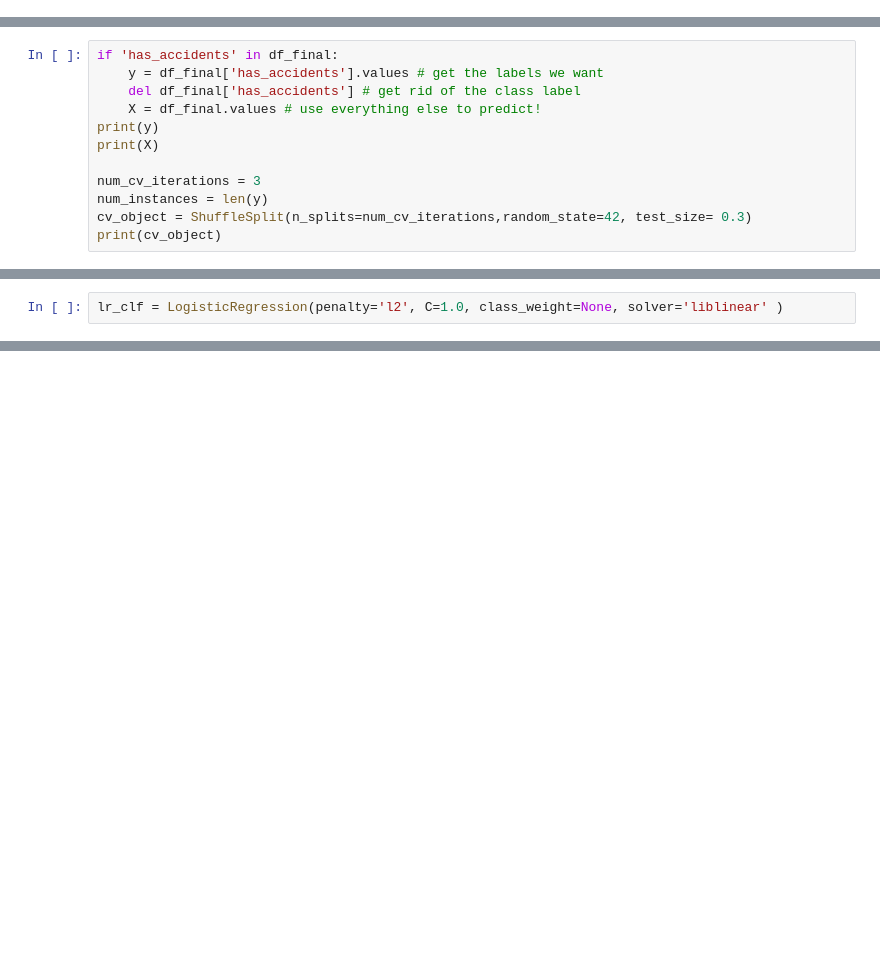
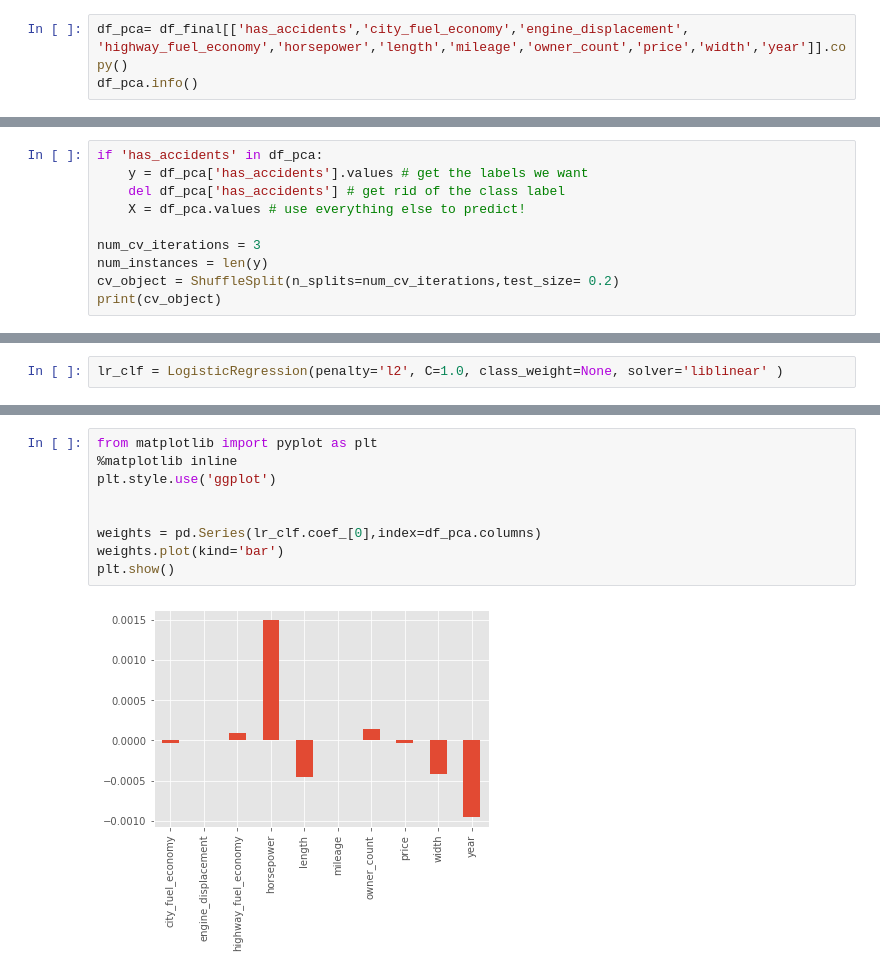
Before and after one commit to chee154/ml-Py-used_cars, a Jupyter notebook: Used_Car_Miniproject_SVM_LR_Classification.ipynb, the cells around one changed output, grey strips where cells are left out. Saved outputs shown, nothing was run; the diff lists cells and outputs as text; blank space fills up the shorter version.

```diff
--- a/Used_Car_Miniproject_SVM_LR_Classification.ipynb
+++ b/Used_Car_Miniproject_SVM_LR_Classification.ipynb
@@ -228,0 +304,3 @@ dtype: object
+# %%
+df_pca= df_final[['has_accidents','city_fuel_economy','engine_displacement', 'highway_fuel_economy','horsepower','length','mileage','owner_count','price','width','year']].copy()
+df_pca.info()
@@ -234,13 +362,11 @@ Our resposne variable will be price, more specifically the price group ('price_g
 # %%
-if 'has_accidents' in df_final:
-    y = df_final['has_accidents'].values # get the labels we want
-    del df_final['has_accidents'] # get rid of the class label
-    X = df_final.values # use everything else to predict!
-print(y)
-print(X)
+if 'has_accidents' in df_pca:
+    y = df_pca['has_accidents'].values # get the labels we want
+    del df_pca['has_accidents'] # get rid of the class label
+    X = df_pca.values # use everything else to predict!
 
 num_cv_iterations = 3
 num_instances = len(y)
-cv_object = ShuffleSplit(n_splits=num_cv_iterations,random_state=42, test_size= 0.3)
+cv_object = ShuffleSplit(n_splits=num_cv_iterations,test_size= 0.2)
 print(cv_object)
 # %% [output]
@@ -425,0 +470,11 @@ print(lr_clf.coef_.T)
+# %%
+from matplotlib import pyplot as plt
+%matplotlib inline
+plt.style.use('ggplot')
+
+
+weights = pd.Series(lr_clf.coef_[0],index=df_pca.columns)
+weights.plot(kind='bar')
+plt.show()
+# %% [output]
+[figure, added]
```
Also changed, not shown: parts of 93 cells of this notebook, 1 other file.
